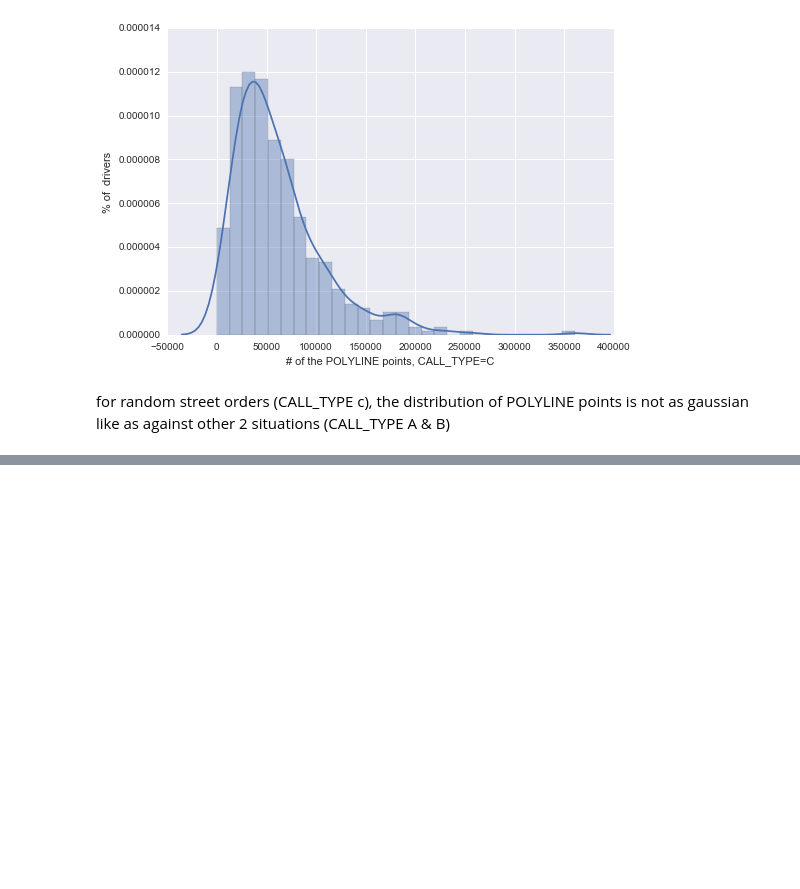
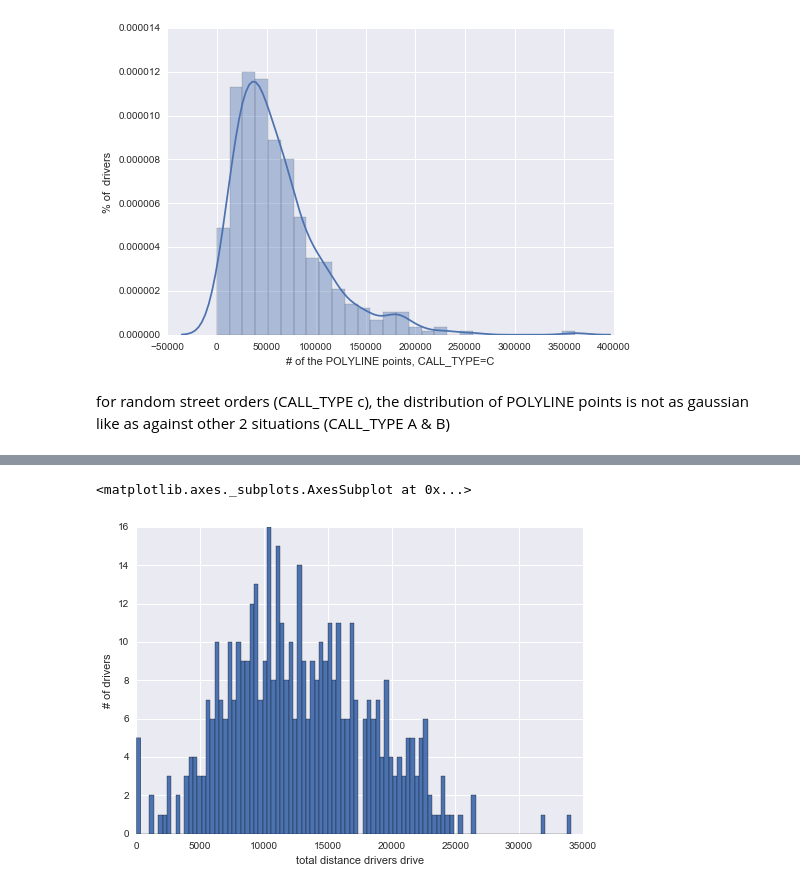
Before and after one commit to yennanliu/Kaggle.com_mini_project, a Jupyter notebook: Taxi-Trajectory-Prediction-I/kaggle_taxi_trajectory_statistics.ipynb, the cells around one changed output, grey strips where cells are left out. Drawn from its saved outputs; the diff is of its cells as text; code cells hidden in the pictures; blank space fills up the shorter version.

```diff
--- a/Taxi-Trajectory-Prediction-I/kaggle_taxi_trajectory_statistics.ipynb
+++ b/Taxi-Trajectory-Prediction-I/kaggle_taxi_trajectory_statistics.ipynb
@@ -315,0 +376,2 @@ df_modified.corr()
+# %%
+df_process = data_process(df_modified)
@@ -315,0 +406,7 @@ df_modified.corr()
+# %%
+pyplot.xlabel('total distance drivers drive')
+pyplot.ylabel('# of drivers')
+df_process.groupby('TAXI_ID').sum()['KNOWN_DISTANCE'].hist(bins=100)
+# %% [output]
+<matplotlib.axes._subplots.AxesSubplot at 0x...>
+[figure, added]
```
Also changed, not shown: parts of 5 cells of this notebook.
